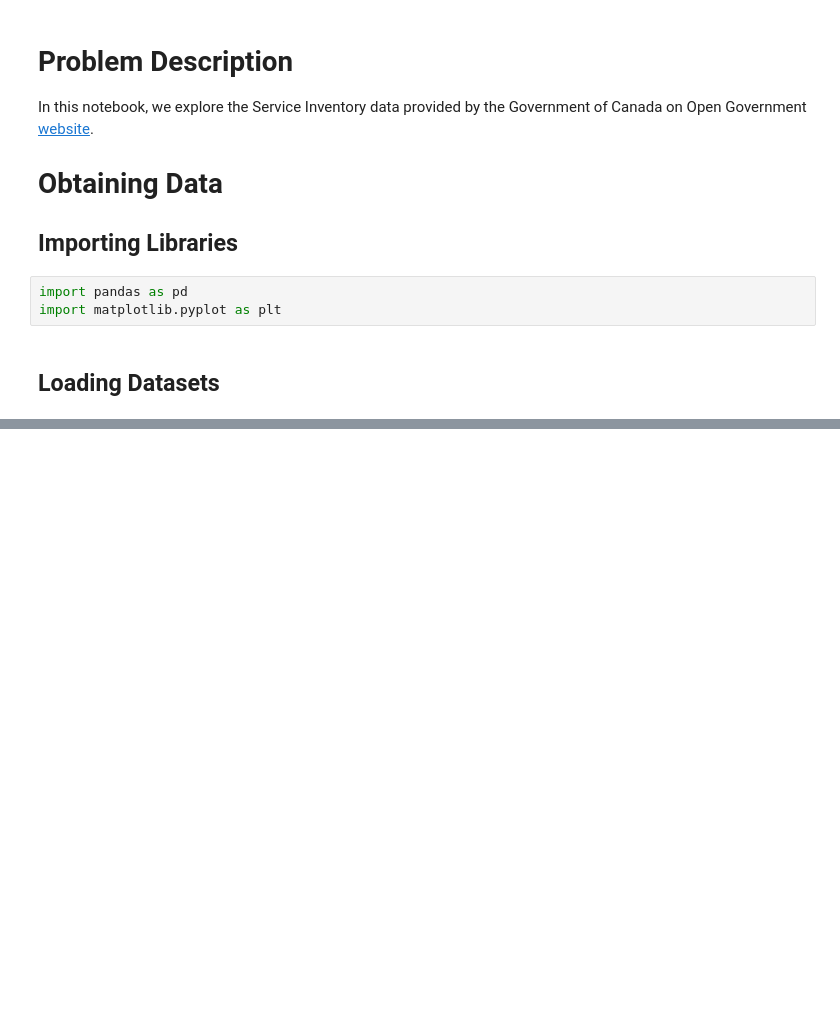
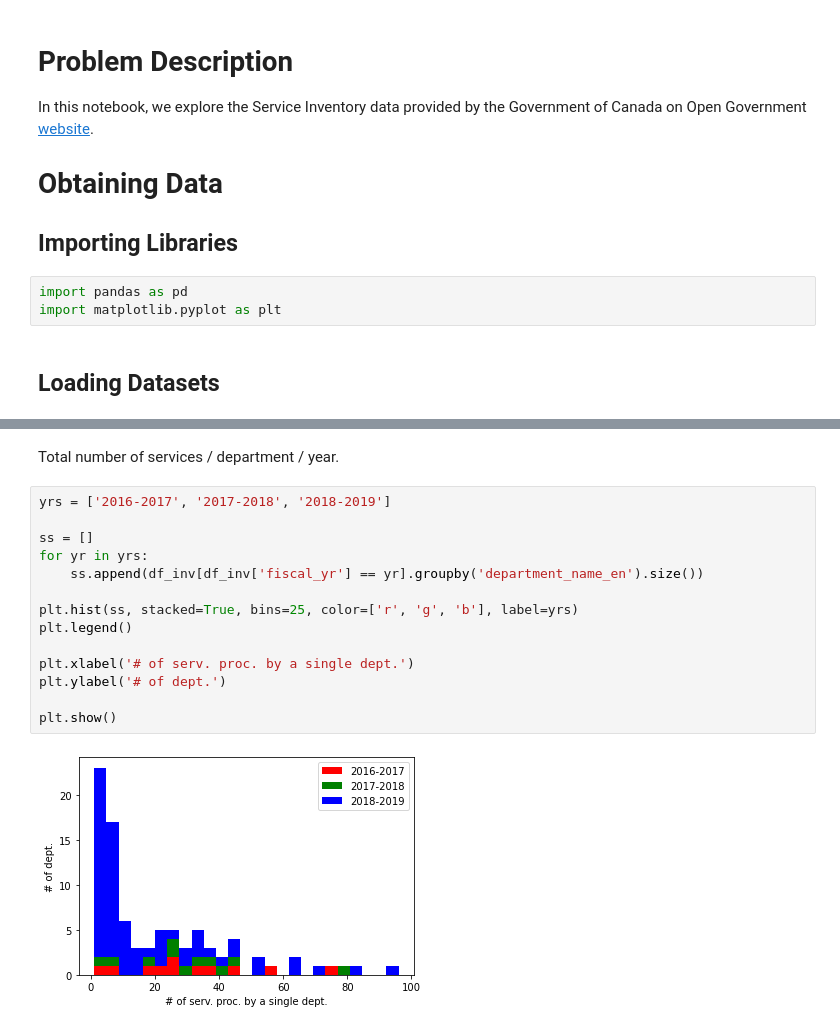
Before and after one commit to d-ta/GC-Service-Inventory-EDA, a Jupyter notebook: GC Service Inventory – Dia.ipynb, the cells around one changed output, grey strips where cells are left out. Drawn from its saved outputs; the diff is of its cells as text; blank space fills up the shorter version.

```diff
--- a/GC Service Inventory – Dia.ipynb
+++ b/GC Service Inventory – Dia.ipynb
@@ -131,0 +208,18 @@ array(['econom', 'NGO', 'person', 'econom,person', 'intern_gov',
+# %% [markdown]
+Total number of services / department / year.
+# %%
+yrs = ['2016-2017', '2017-2018', '2018-2019']
+
+ss = []
+for yr in yrs:
+    ss.append(df_inv[df_inv['fiscal_yr'] == yr].groupby('department_name_en').size())
+
+plt.hist(ss, stacked=True, bins=25, color=['r', 'g', 'b'], label=yrs)
+plt.legend()
+
+plt.xlabel('# of serv. proc. by a single dept.')
+plt.ylabel('# of dept.')
+
+plt.show()
+# %% [output]
+[figure, added]
```
Also changed, not shown: parts of 39 cells of this notebook.
